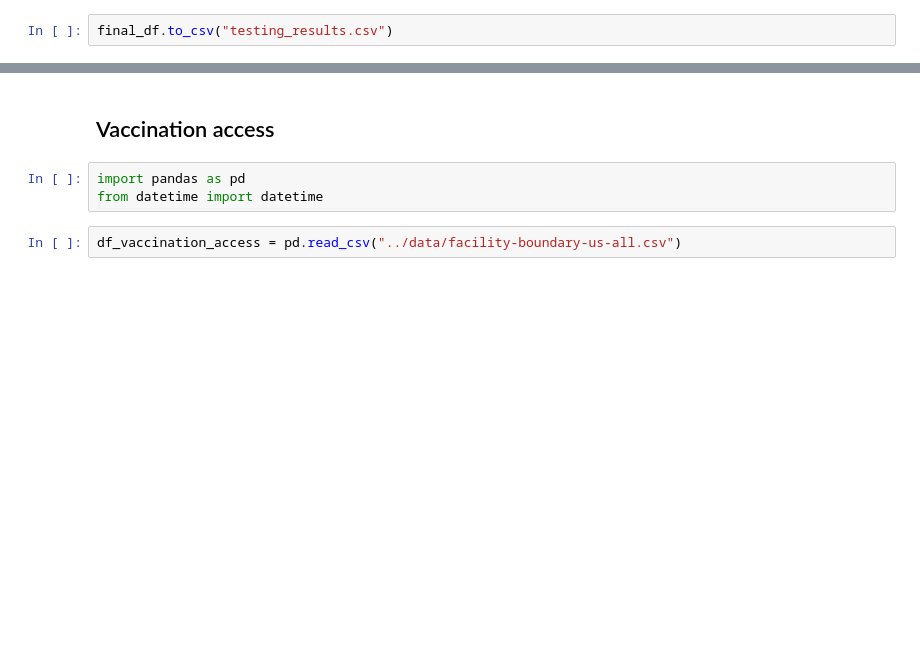
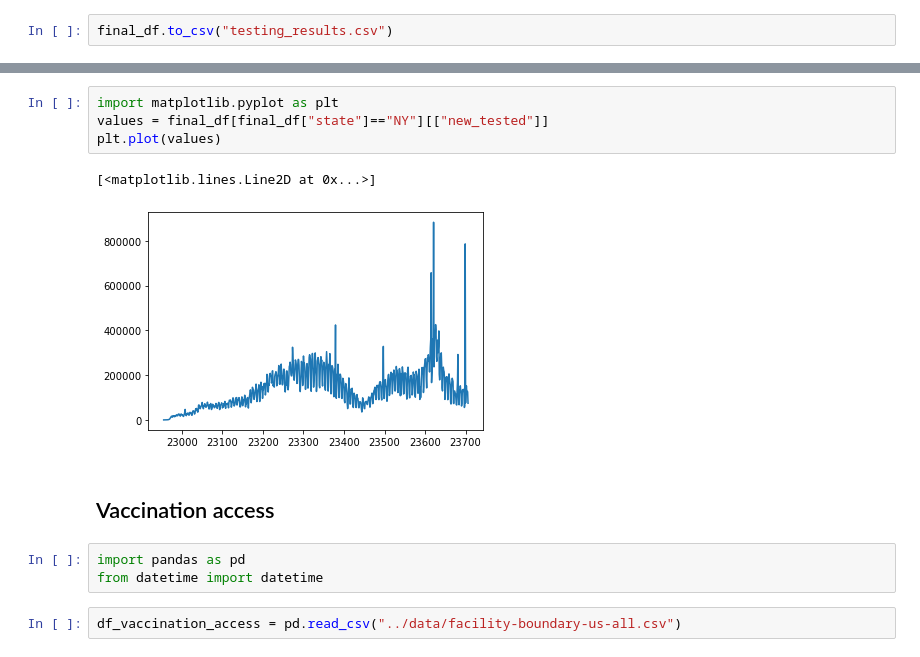
Before and after one commit to CMU-IDS-2022/final-project-dunder-mifflin-paper-company, a Jupyter notebook: notebooks/data-wrangling.ipynb, the cells around one changed output, grey strips where cells are left out. Drawn from its saved outputs; the diff is of its cells as text; blank space fills up the shorter version.

Commit message:
Update interactive graph

```diff
--- a/notebooks/data-wrangling.ipynb
+++ b/notebooks/data-wrangling.ipynb
@@ -267,3 +270,10 @@ final_df
+# %%
+import matplotlib.pyplot as plt
+values = final_df[final_df["state"]=="NY"][["new_tested"]]
+plt.plot(values)
+# %% [output]
+[<matplotlib.lines.Line2D at 0x...>]
+[figure, added]
 # %% [markdown]
 ## Vaccination access
 # %%
```
Also changed, not shown: parts of 12 cells of this notebook, 1 other file.
